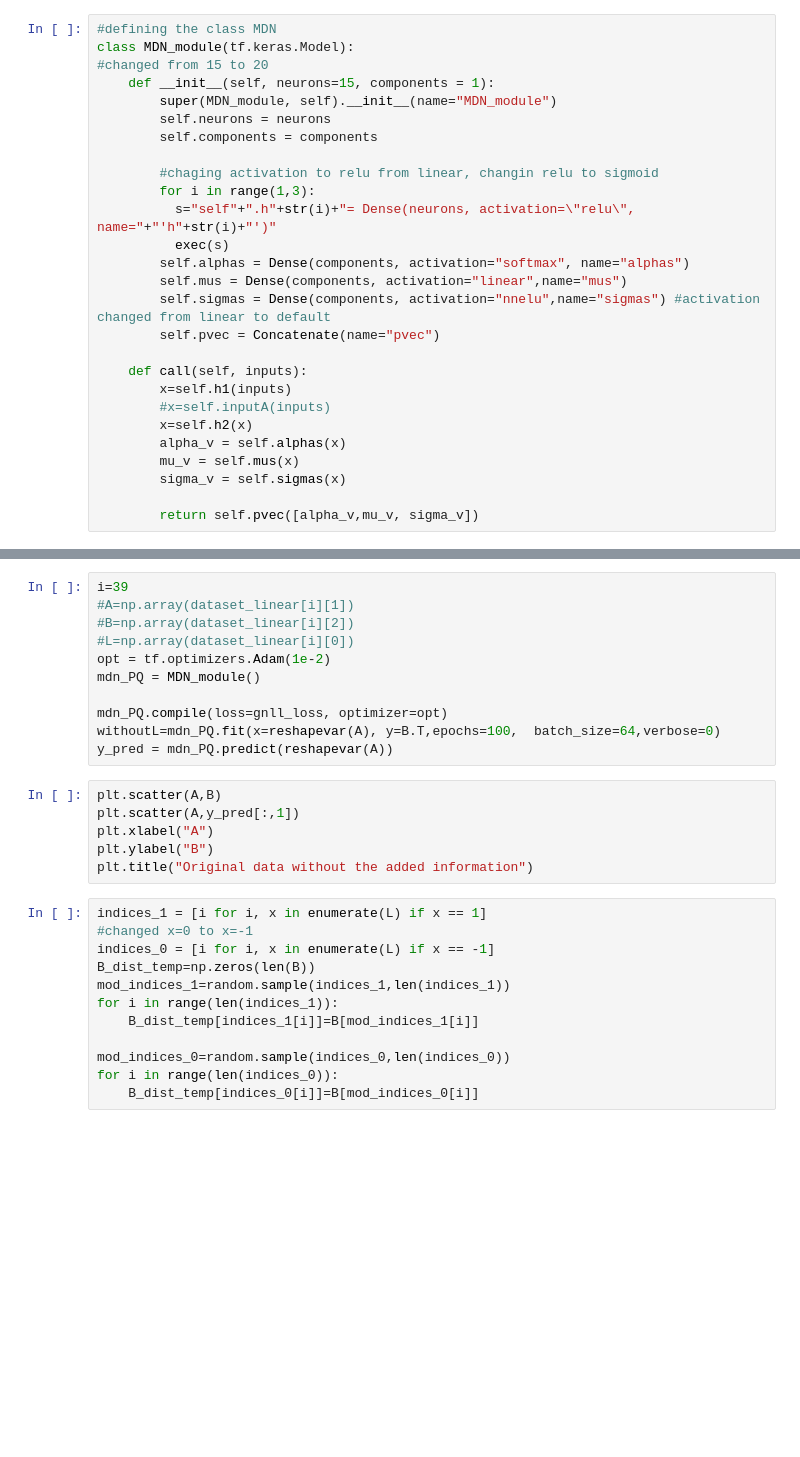
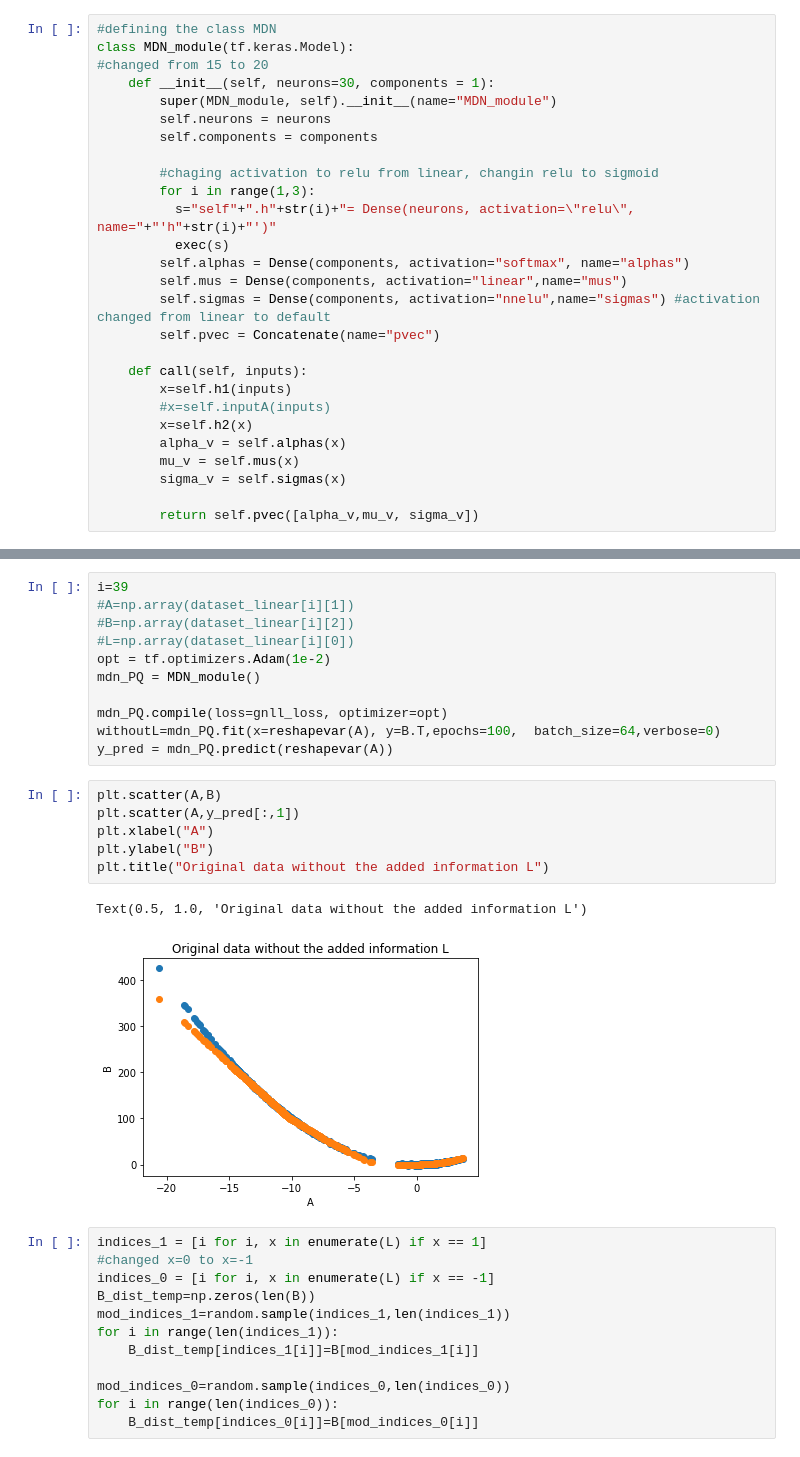
Before and after one commit to BIRDSgroup/NLCD, a Jupyter notebook: conditionaltestmodifyDebug.ipynb, the cells around one changed output, grey strips where cells are left out. Drawn from its saved outputs; the diff is of its cells as text; blank space fills up the shorter version.

```diff
--- a/conditionaltestmodifyDebug.ipynb
+++ b/conditionaltestmodifyDebug.ipynb
@@ -24,7 +24,7 @@ from CCIT import CCIT
 #defining the class MDN
 class MDN_module(tf.keras.Model):
 #changed from 15 to 20
-    def __init__(self, neurons=15, components = 1):
+    def __init__(self, neurons=30, components = 1):
         super(MDN_module, self).__init__(name="MDN_module")
         self.neurons = neurons
         self.components = components
@@ -506,9 +526,12 @@ y_pred = mdn_PQ.predict(reshapevar(A))
 # %%
 plt.scatter(A,B)
 plt.scatter(A,y_pred[:,1])
 plt.xlabel("A")
 plt.ylabel("B")
-plt.title("Original data without the added information")
+plt.title("Original data without the added information L")
+# %% [output]
+Text(0.5, 1.0, 'Original data without the added information L')
+[figure, added]
 # %%
 indices_1 = [i for i, x in enumerate(L) if x == 1]
 #changed x=0 to x=-1
```
Also changed, not shown: parts of 10 cells of this notebook, 14 other files.
